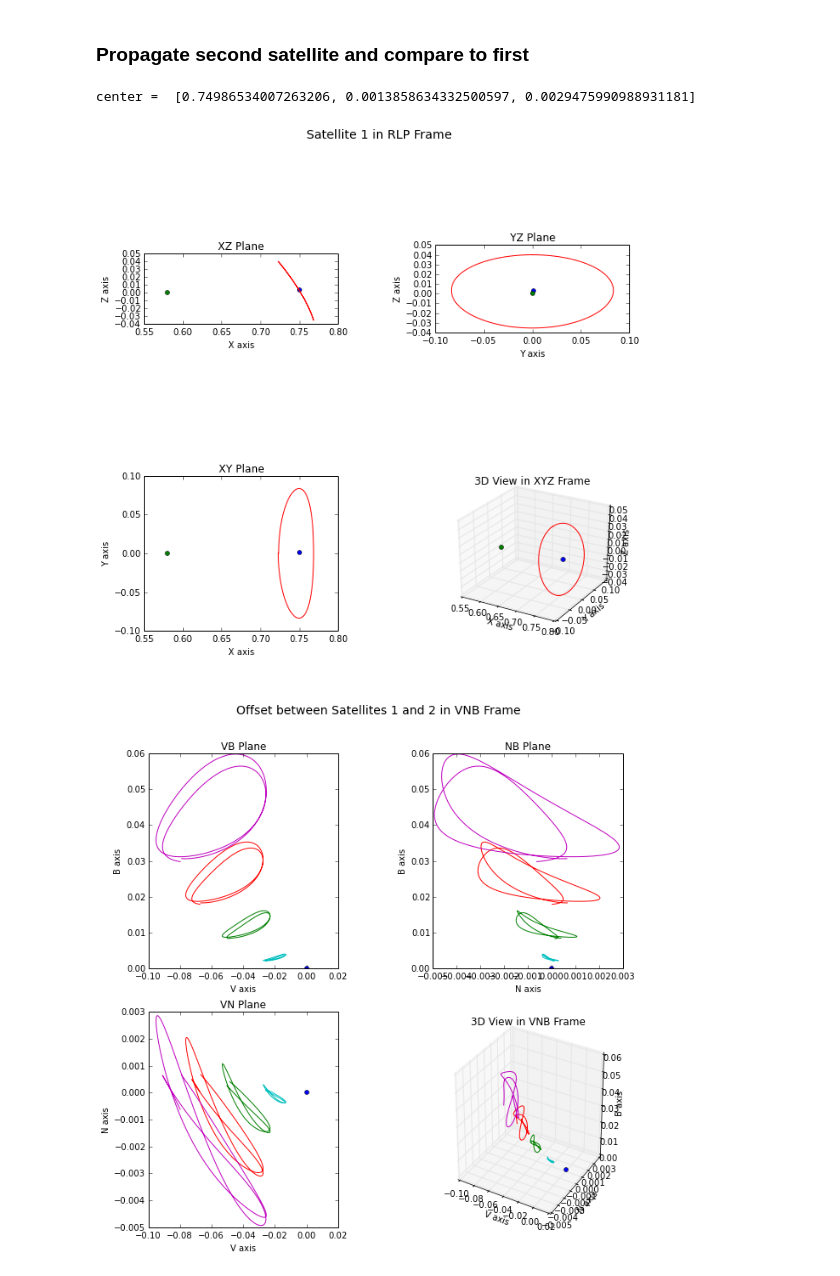
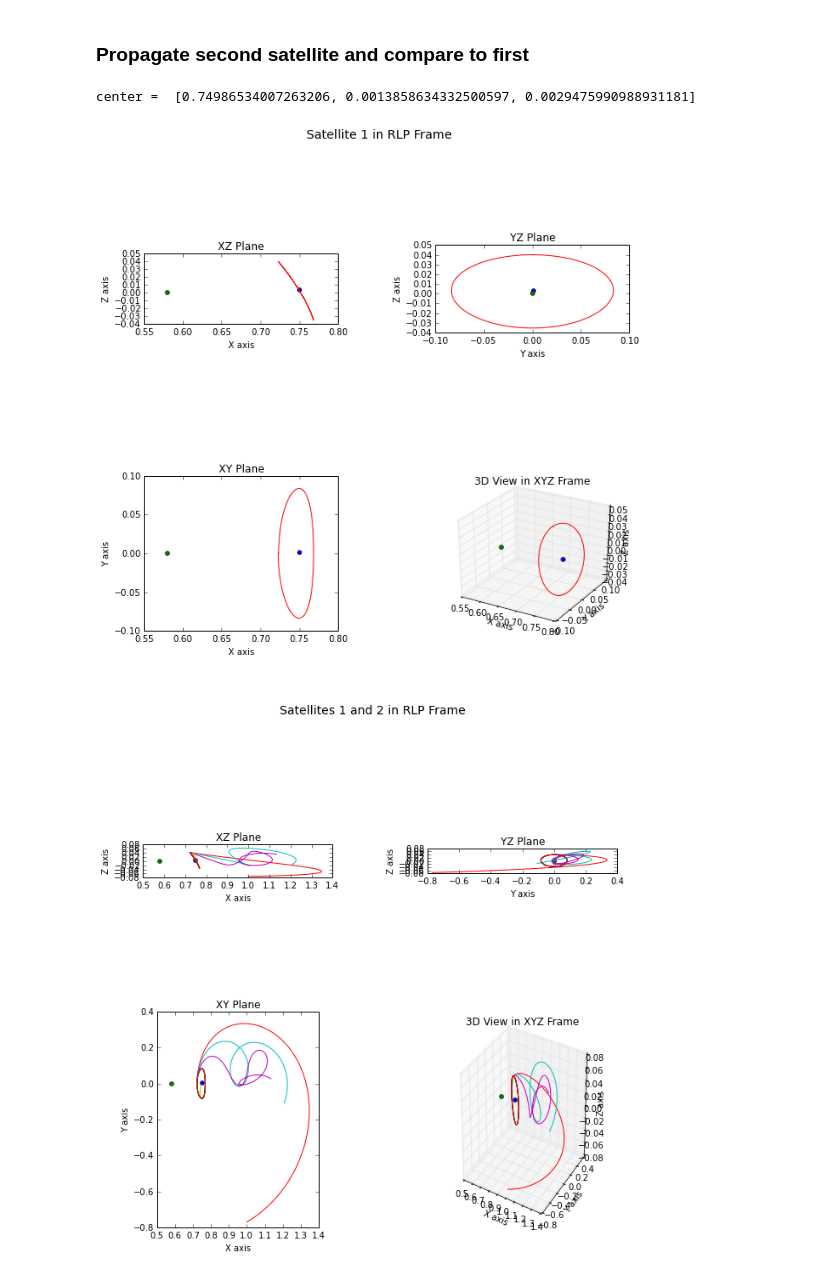
Before and after one commit to aerosara/thesis, a Jupyter notebook: notebooks/CRTBP Propagator with Two Spacecraft with Functions.ipynb, the cells around one changed output. Saved outputs shown, nothing was run; the diff lists cells and outputs as text; code cells hidden in the pictures.

```diff
--- a/notebooks/CRTBP Propagator with Two Spacecraft with Functions.ipynb
+++ b/notebooks/CRTBP Propagator with Two Spacecraft with Functions.ipynb
@@ -73,7 +73,7 @@ def InitializeSecondSatellite(thetaindex, x1, y1, z1, xdot1, ydot1, zdot1, cente
     initialstate2 = [x1[desiredthetaindex], y1[desiredthetaindex], z1[desiredthetaindex],
                      xdot1[desiredthetaindex], ydot1[desiredthetaindex], zdot1[desiredthetaindex]]
 
-    return initialstate2
+    #return initialstate2
 
 
     ## VNB velocity offset approach
@@ -81,8 +81,11 @@ def InitializeSecondSatellite(thetaindex, x1, y1, z1, xdot1, ydot1, zdot1, cente
     # compute a small offset to velocity along the velocity direction
 
     # assign initial state to second satellite
-    #initialstate2 = [x1[0], y1[0], z1[0],
-    #                 xdot1[0]*1.001, ydot1[0]*1.001, zdot1[0]*1.001]
+    factor = thetaindex*1.001
+    initialstate2 = [x1[0], y1[0], z1[0],
+                     xdot1[0]*factor, ydot1[0]*factor, zdot1[0]*factor]
+
+    return initialstate2
 
 
     #generate closed halo...
@@ -180,8 +183,15 @@ vVec, nVec, bVec = BuildVNBFrame(x1, y1, z1, xdot1, ydot1, zdot1, center)
 
 data.clear();
 
+# create empty dictionaries
+dataRLP = {};
+dataoffsetRLP = {};
+dataRIC = {};
+dataVNB = {};
+
 #def SecondSatellite(thetaindex):
-for thetaindex in np.arange(10, 50, 10):
+#for thetaindex in np.arange(10, 50, 10): # thetaindex range
+for thetaindex in np.arange(1, 5, 1): # VNB factor range
 
     initialstate2 = InitializeSecondSatellite(thetaindex, x1, y1, z1, xdot1, ydot1, zdot1, center);
 
@@ -196,55 +206,60 @@ for thetaindex in np.arange(10, 50, 10):
     # Compute offsets in VNB frame
     dv, dn, db = ConvertOffsets(dx, dy, dz, vVec, nVec, bVec);
 
-    data['offsetVNB' + str(thetaindex)] = {'x':dv, 'y':dn, 'z':db}
+    dataRLP['sat1' + str(thetaindex)] = {'x':x1, 'y':y1, 'z':z1}
+    dataRLP['sat2' + str(thetaindex)] = {'x':x2, 'y':y2, 'z':z2}
 
-    # Plot both satellites in RLP
-    #data = {'sat1': {'x':x1, 'y':y1, 'z':z1}, 'sat2': {'x':x2, 'y':y2, 'z':z2}}
-    #points = {'L1': L1, 'center': center}
-    #PlotGrid('Satellites 1 and 2 in RLP Frame', 'X', 'Y', 'Z', data, points, 'equal')
+    dataoffsetRLP['offsetRLP' + str(thetaindex)] = {'x':dx, 'y':dy, 'z':dz}
+    dataRIC['offsetRIC' + str(thetaindex)] = {'x':dr, 'y':di, 'z':dc}
+    dataVNB['offsetVNB' + str(thetaindex)] = {'x':dv, 'y':dn, 'z':db}
 
-    # Plot offset (relative motion) between satellites 1 and 2 in RLP
-    #data = {'offsetRLP': {'x':dx, 'y':dy, 'z':dz}}
-    #points = {'zero': [0,0,0]}
-    #PlotGrid('Offset between Satellites 1 and 2 in RLP Frame', 'X', 'Y', 'Z', data, points, 'auto')
+# Plot both satellites in RLP
+#data = {'sat1': {'x':x1, 'y':y1, 'z':z1}, 'sat2': {'x':x2, 'y':y2, 'z':z2}}
+points = {'L1': L1, 'center': center}
+PlotGrid('Satellites 1 and 2 in RLP Frame', 'X', 'Y', 'Z', dataRLP, points, 'equal')
 
-    # Plot relative motion in RIC frame
-    #data = {'offsetRIC': {'x':dr, 'y':di, 'z':dc}}
-    #points = {'zero': [0,0,0]}
-    #PlotGrid('Offset between Satellites 1 and 2 in RIC Frame', 'R', 'I', 'C', data, points, 'auto')
+# Plot offset (relative motion) between satellites 1 and 2 in RLP
+#data = {'offsetRLP': {'x':dx, 'y':dy, 'z':dz}}
+points = {'zero': [0,0,0]}
+PlotGrid('Offset between Satellites 1 and 2 in RLP Frame', 'X', 'Y', 'Z', dataoffsetRLP, points, 'auto')
+
+# Plot relative motion in RIC frame
+#data = {'offsetRIC': {'x':dr, 'y':di, 'z':dc}}
+points = {'zero': [0,0,0]}
+PlotGrid('Offset between Satellites 1 and 2 in RIC Frame', 'R', 'I', 'C', dataRIC, points, 'auto')
 
 # Plot relative motion in VNB frame
 #data = {'offsetVNB': {'x':dv, 'y':dn, 'z':db}}
 points = {'zero': [0,0,0]}
-PlotGrid('Offset between Satellites 1 and 2 in VNB Frame', 'V', 'N', 'B', data, points, 'auto')
+PlotGrid('Offset between Satellites 1 and 2 in VNB Frame', 'V', 'N', 'B', dataVNB, points, 'auto')
 
     #return dx, dy, dz, x2, y2, z2
 
 
 #def RLPBothSatellitesWidget(thetaindex):
 
 #    SecondSatellite(thetaindex)
 
 #    RLPBothSatellitesPlots(x1, y1, z1, x2, y2, z2, L1, center)
 
 #def RLPOffsetWidget(thetaindex):
 
 #    SecondSatellite(thetaindex)
 
 #    RLPOffsetPlots(dx, dy, dz)
 
 #def RICWidget(thetaindex):
 
 #    SecondSatellite(thetaindex)
 
 #    RICPlots(dx, dy, dz, rVec, iVec, cVec)
 
 #def VNBWidget(thetaindex):
 
 #    SecondSatellite(thetaindex)
 
 #    VNBPlots(dx, dy, dz, vVec, nVec, bVec)
 # %% [output]
 center =  [0.74986534007263206, 0.0013858634332500597, 0.0029475990988931181]
 [figure]
-[figure, old version]
+[figure, new version]
```
Also changed, not shown: parts of 1 cell of this notebook, 4 other files.
